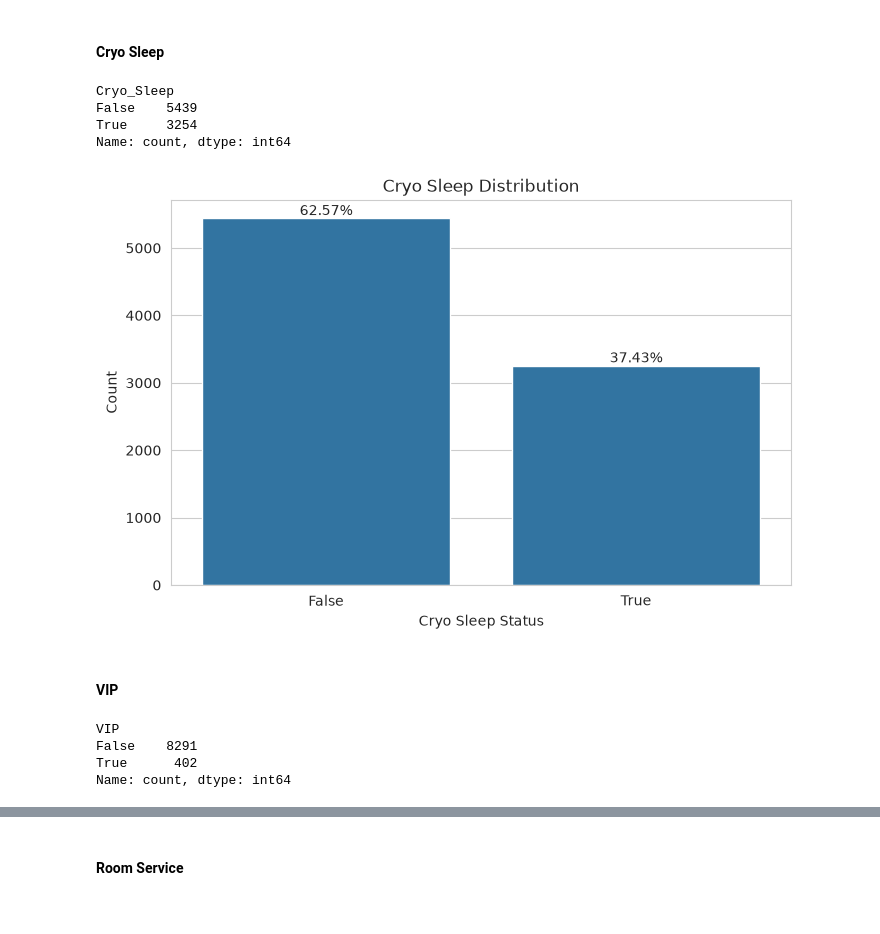
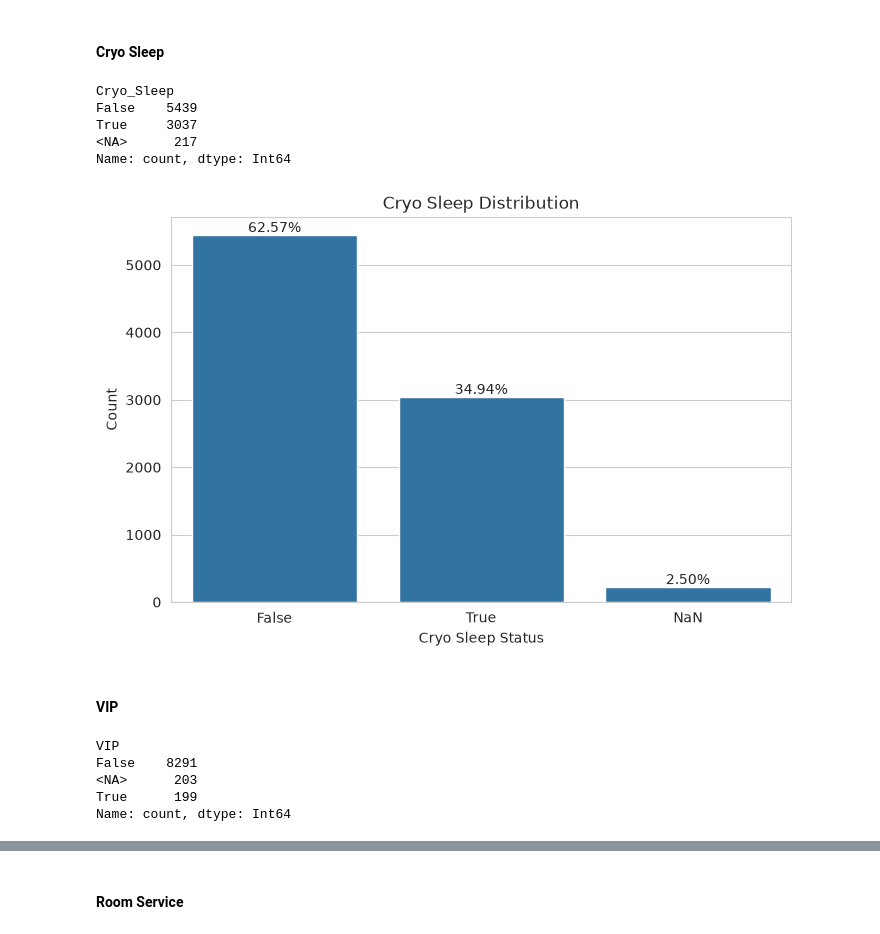
Before and after one commit to ash1ra/Spaceship-Titanic, a Jupyter notebook: notebooks/Spaceship Titanic v3.ipynb, the cells around one changed output, grey strips where cells are left out. Drawn from its saved outputs; the diff is of its cells as text; code cells hidden in the pictures.

Commit message:
feat: use `train_test_split` from `sklearn`; create functions for data preprocessing; correctly fill `NaN` values for `Cryo_Sleep` and `VIP` columns; create baseline model; other small changes

```diff
--- a/notebooks/Spaceship Titanic v3.ipynb
+++ b/notebooks/Spaceship Titanic v3.ipynb
@@ -194,7 +198,7 @@ df.head()
 # %% [markdown]
 ### Dropping Irrelevant Columns
 # %%
-df = df.drop(["PassengerId", "Cabin", "Name"], axis=1)
+df = df.drop(columns=["PassengerId", "Cabin", "Name"])
 df.head()
 # %% [output]
 |  | HomePlanet | CryoSleep | Destination | Age | VIP | RoomService | FoodCourt | ShoppingMall | Spa | ... |
@@ -267,13 +271,13 @@ memory usage: 1.1+ MB
 # %%
 df["Home_Planet"] = df["Home_Planet"].astype("category")
 df["Destination"] = df["Destination"].astype("category")
-df["Cryo_Sleep"] = df["Cryo_Sleep"].astype("bool")
-df["VIP"] = df["VIP"].astype("bool")
+df["Cryo_Sleep"] = df["Cryo_Sleep"].astype("boolean")
+df["VIP"] = df["VIP"].astype("boolean")
 df["Cabin_Deck"] = df["Cabin_Deck"].astype("category")
 df["Cabin_Num"] = df["Cabin_Num"].astype("float")
 df["Cabin_Side"] = df["Cabin_Side"].astype("category")
-df["Cabin_Group_Size"] = df["Cabin_Group_Size"].astype("category")
+df["Cabin_Group_Size"] = df["Cabin_Group_Size"].astype("Int64").astype("category")
 df["Passenger_Group_ID"] = df["Passenger_Group_ID"].astype("float")
-df["Passenger_Group_Position"] = df["Passenger_Group_Position"].astype("int").astype("category")
+df["Passenger_Group_Position"] = df["Passenger_Group_Position"].astype("Int64").astype("category")
 df["Travel_Group_Size"] = df["Travel_Group_Size"].astype("category")
 # %%
@@ -391,18 +395,19 @@ df["Cryo_Sleep"].value_counts(dropna=False)
 # %% [output]
 Cryo_Sleep
 False    5439
-True     3254
-Name: count, dtype: int64
+True     3037
+<NA>      217
+Name: count, dtype: Int64
 # %%
 plt.figure(figsize=(8, 5))
-ax = sns.barplot(df["Cryo_Sleep"].value_counts())
-ax.bar_label(ax.containers[0], labels=[f"{bar.get_height() / df["Cryo_Sleep"].count() * 100:.2f}%" for bar in ax.containers[0]])
+ax = sns.barplot(df["Cryo_Sleep"].astype("object").fillna("NaN").value_counts())
+ax.bar_label(ax.containers[0], labels=[f"{bar.get_height() / df["Cryo_Sleep"].value_counts(dropna=False).sum() * 100:.2f}%" for bar in ax.containers[0]])
 ax.set_title("Cryo Sleep Distribution")
 ax.set_ylabel("Count")
 ax.set_xlabel("Cryo Sleep Status")
 plt.show()
 # %% [output]
-[figure, old version]
+[figure, new version]
 # %% [markdown]
 #### VIP
 # %%
@@ -410,7 +415,8 @@ df["VIP"].value_counts(dropna=False)
 # %% [output]
 VIP
 False    8291
-True      402
-Name: count, dtype: int64
+<NA>      203
+True      199
+Name: count, dtype: Int64
 # %%
 plt.figure(figsize=(8, 5))
```
Also changed, not shown: parts of 85 cells of this notebook, 2 other files.
